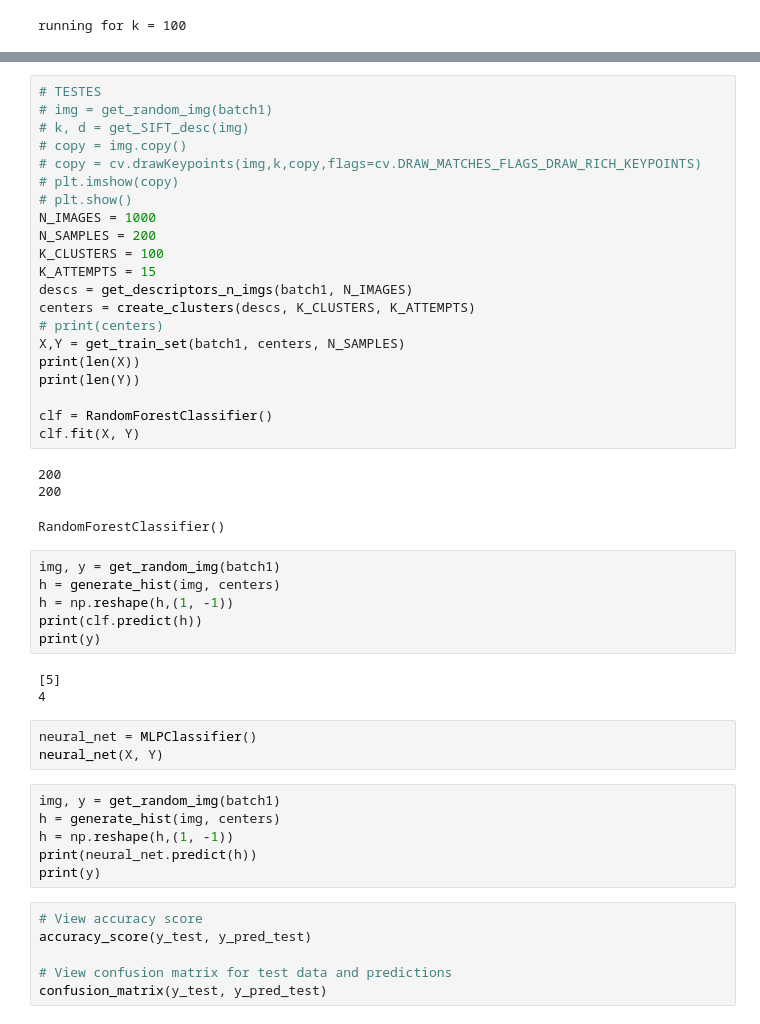
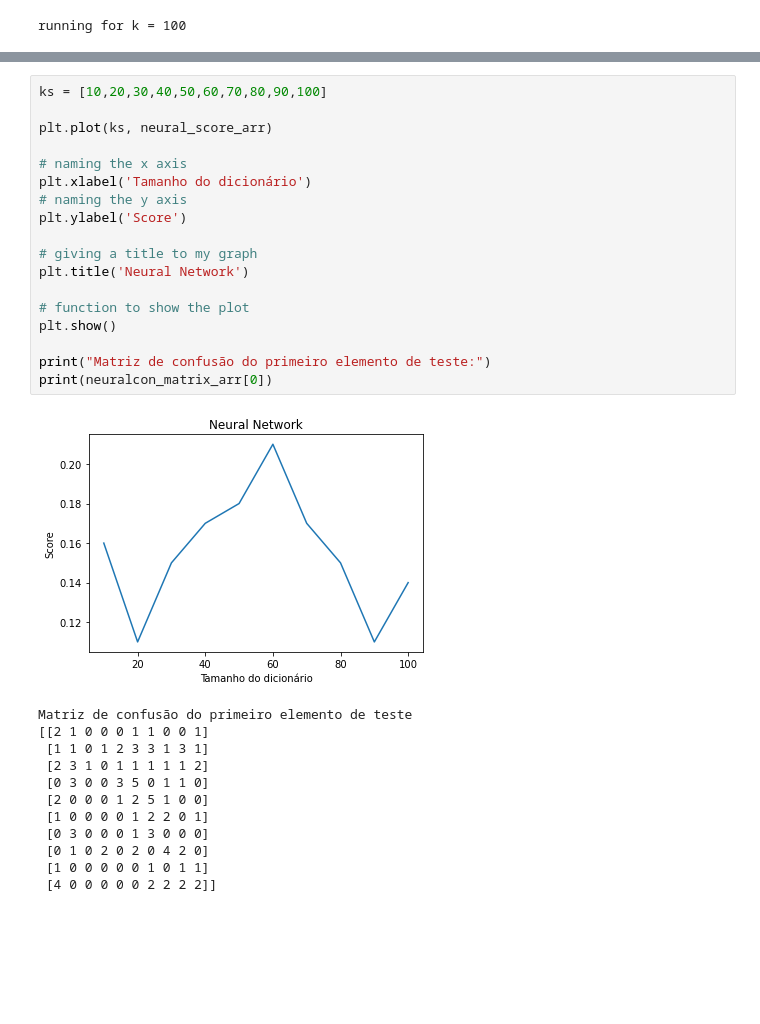
Before and after one commit to maTh51/Computer-Vision-activities, a Jupyter notebook: bof.ipynb, the cells around one changed output, grey strips where cells are left out. Drawn from its saved outputs; the diff is of its cells as text; blank space fills up the shorter version.

```diff
--- a/bof.ipynb
+++ b/bof.ipynb
@@ -260,49 +286,31 @@ print(neural_score_arr)
-# %%
-# TESTES
-# img = get_random_img(batch1)
-# k, d = get_SIFT_desc(img)
-# copy = img.copy()
-# copy = cv.drawKeypoints(img,k,copy,flags=cv.DRAW_MATCHES_FLAGS_DRAW_RICH_KEYPOINTS)
-# plt.imshow(copy)
-# plt.show()
-N_IMAGES = 1000
-N_SAMPLES = 200
-K_CLUSTERS = 100
-K_ATTEMPTS = 15
-descs = get_descriptors_n_imgs(batch1, N_IMAGES)
-centers = create_clusters(descs, K_CLUSTERS, K_ATTEMPTS)
-# print(centers)
-X,Y = get_train_set(batch1, centers, N_SAMPLES)
-print(len(X))
-print(len(Y))
-
-clf = RandomForestClassifier()
-clf.fit(X, Y)
-# %% [output]
-200
-200
-RandomForestClassifier()
-# %%
-img, y = get_random_img(batch1)
-h = generate_hist(img, centers)
-h = np.reshape(h,(1, -1))
-print(clf.predict(h))
-print(y)
-# %% [output]
-[5]
-4
-# %%
-neural_net = MLPClassifier()
-neural_net(X, Y)
-# %%
-img, y = get_random_img(batch1)
-h = generate_hist(img, centers)
-h = np.reshape(h,(1, -1))
-print(neural_net.predict(h))
-print(y)
-# %%
-# View accuracy score
-accuracy_score(y_test, y_pred_test)
-
-# View confusion matrix for test data and predictions
-confusion_matrix(y_test, y_pred_test)
+# %%
+ks = [10,20,30,40,50,60,70,80,90,100]
+
+plt.plot(ks, neural_score_arr)
+
+# naming the x axis
+plt.xlabel('Tamanho do dicionário')
+# naming the y axis
+plt.ylabel('Score')
+
+# giving a title to my graph
+plt.title('Neural Network')
+
+# function to show the plot
+plt.show()
+
+print("Matriz de confusão do primeiro elemento de teste:")
+print(neuralcon_matrix_arr[0])
+# %% [output]
+[figure, added]
+Matriz de confusão do primeiro elemento de teste
+[[2 1 0 0 0 1 1 0 0 1]
+ [1 1 0 1 2 3 3 1 3 1]
+ [2 3 1 0 1 1 1 1 1 2]
+ [0 3 0 0 3 5 0 1 1 0]
+ [2 0 0 0 1 2 5 1 0 0]
+ [1 0 0 0 0 1 2 2 0 1]
+ [0 3 0 0 0 1 3 0 0 0]
+ [0 1 0 2 0 2 0 4 2 0]
+ [1 0 0 0 0 0 1 0 1 1]
+ [4 0 0 0 0 0 2 2 2 2]]
```
Also changed, not shown: parts of 5 cells of this notebook.
